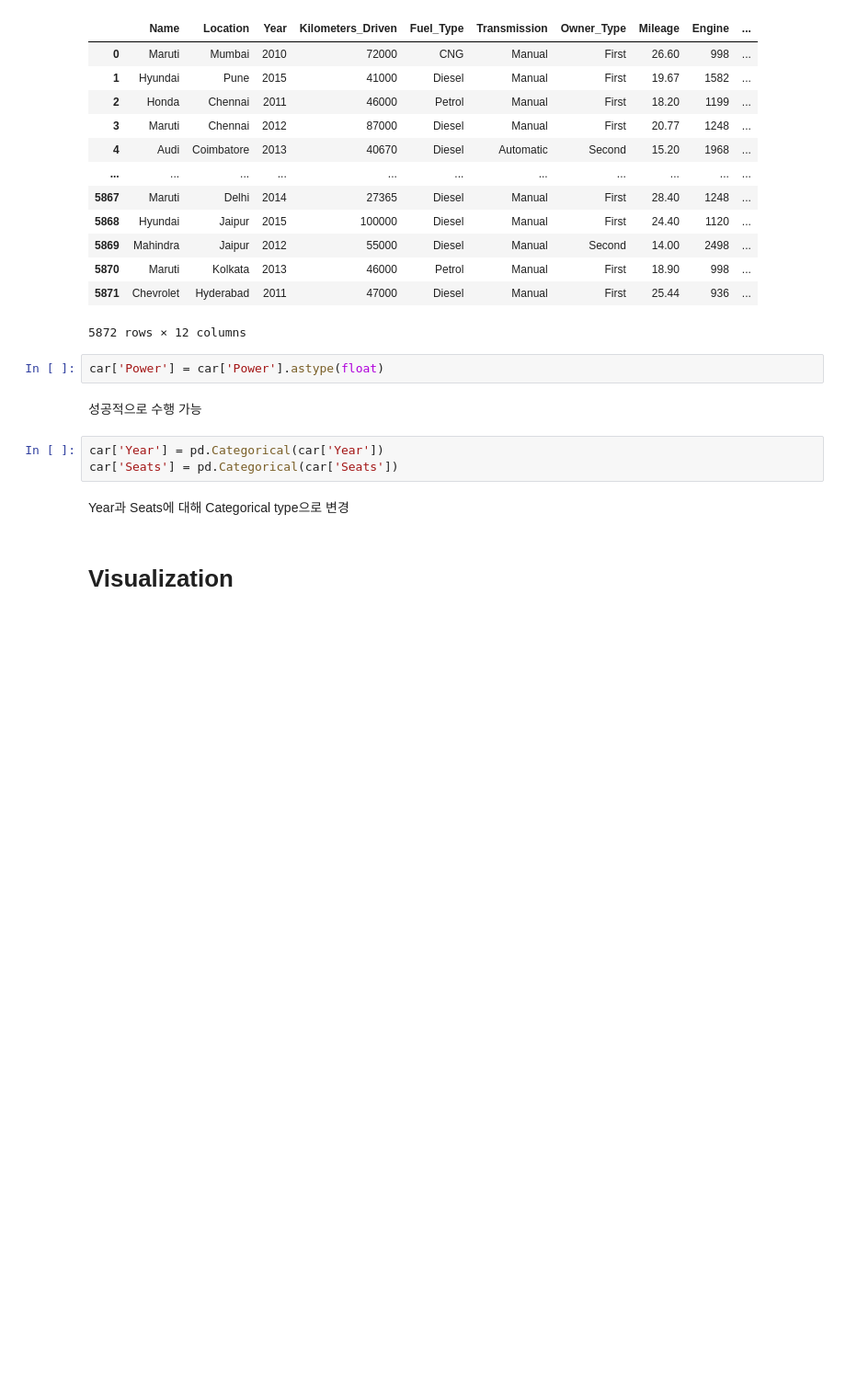
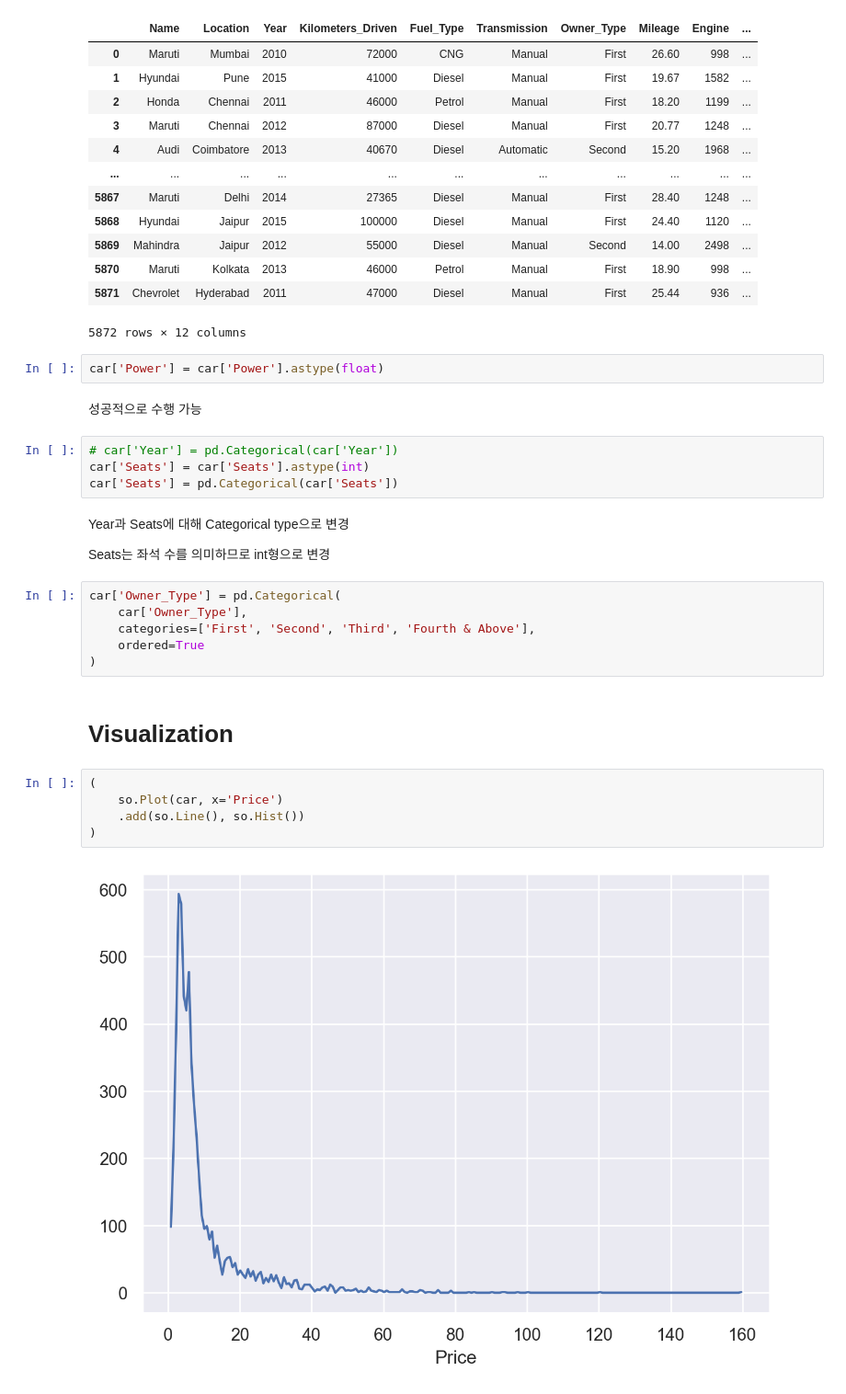
Before and after one commit to kurtyoon/Data-Visualization-Personal-Proj, a Jupyter notebook: Used-car-price-prediction.ipynb, the cells around one changed output. Shown at 92% size. Drawn from its saved outputs; the diff is of its cells as text; blank space fills up the shorter version.

```diff
--- a/Used-car-price-prediction.ipynb
+++ b/Used-car-price-prediction.ipynb
@@ -289,12 +289,28 @@ car['Power'] = car['Power'].astype(float)
 # %% [markdown]
 성공적으로 수행 가능
 # %%
-car['Year'] = pd.Categorical(car['Year'])
+# car['Year'] = pd.Categorical(car['Year'])
+car['Seats'] = car['Seats'].astype(int)
 car['Seats'] = pd.Categorical(car['Seats'])
 # %% [markdown]
 Year과 Seats에 대해 Categorical type으로 변경
+
+Seats는 좌석 수를 의미하므로 int형으로 변경
+# %%
+car['Owner_Type'] = pd.Categorical(
+    car['Owner_Type'],
+    categories=['First', 'Second', 'Third', 'Fourth & Above'],
+    ordered=True
+)
 # %% [markdown]
 # Visualization
+# %%
+(
+    so.Plot(car, x='Price')
+    .add(so.Line(), so.Hist())
+)
+# %% [output]
+[figure, added]
 # %%
 boxplot(car, 'Year', 'Price')
 # %% [output]
```
Also changed, not shown: parts of 35 cells of this notebook.
